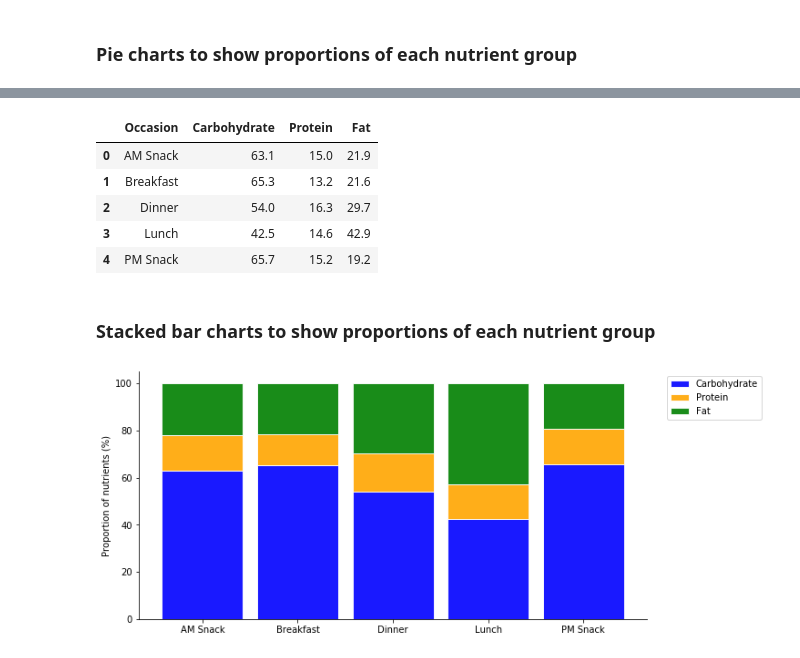
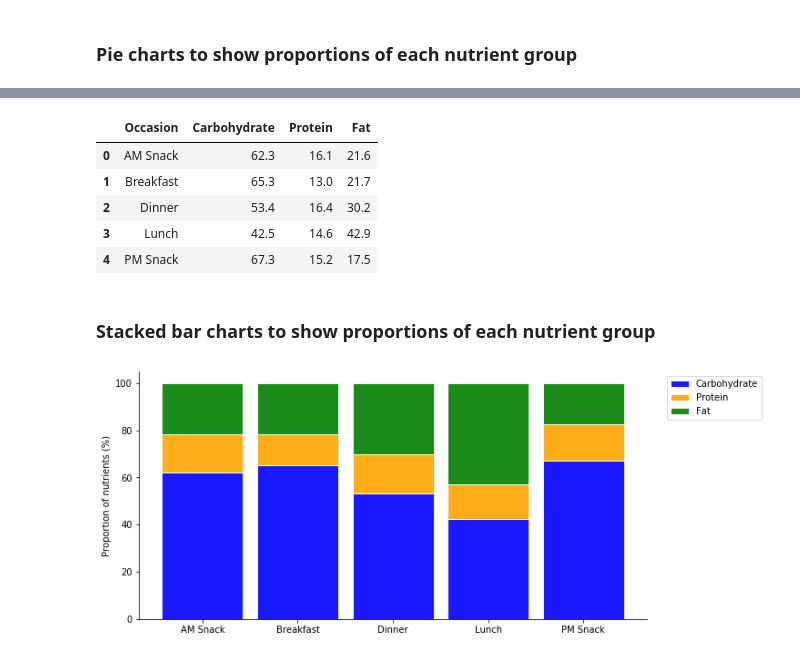
Before and after one commit to rochiecuevas/FoodChoice, a Jupyter notebook: Nutrition_data_WB.ipynb, the cells around one changed output, grey strips where cells are left out. Cells and saved outputs as stored; diff of their text form; code cells hidden in the pictures.

```diff
--- a/Nutrition_data_WB.ipynb
+++ b/Nutrition_data_WB.ipynb
@@ -112,0 +154,8 @@ df4
+# %%
+# Print a summary
+for x in range(len(occ_pairs)):
+    print(f"Occasion 1: {occ_pairs[x][0]}")
+    print(f"Occasion 2: {occ_pairs[x][1]}")
+    print(f"No. of common dishes: {no_common_dishes[x]} out of {all_dishes1[x]} ({round(no_common_dishes[x] / all_dishes1[x] *100, 1)}%)")
+    print("Dishes: " + ', '.join(dishes_common[x]))
+    print("---")
@@ -178,14 +256,14 @@ labels = ["Carbohydrates", "Proteins", "Fats"]
 explode = [0.1, 0.1, 0.1]
 
 
-for x in range(0, len(df4["Occasion"])):
+for x in range(0, len(df3["Occasion"])):
     fig, ax = plt.subplots()
-    sizes = [df4["Carbohydrate_gm"]["median"][x], df4["Protein_gm"]["median"][x], df4["Fat_gm"]["median"][x]]
+    sizes = [df3["Carbohydrate_gm"]["median"][x], df3["Protein_gm"]["median"][x], df3["Fat_gm"]["median"][x]]
 
     ax.pie(sizes, explode = explode, labels = labels, autopct = '%1.1f%%', shadow = True, startangle = 90)
     ax.axis('equal')  # Equal aspect ratio ensures that pie is drawn as a circle.
 
-    plt.title(df4["Occasion"][x])
-    plt.savefig(f"nutrient_content_{df4['Occasion'][x]}.png", dpi = 300)
+    plt.title(df3["Occasion"][x])
+    plt.savefig(f"nutrient_content_{df3['Occasion'][x]}.png", dpi = 300)
     plt.show()
 # %% [output]
@@ -197,8 +275,9 @@ for x in range(0, len(df4["Occasion"])):
 # %%
-occasions = df4["Occasion"].to_list() # Create list of occasions
-carbohydrates = df4["Carbohydrate_gm"]["median"].to_list() # Create list of carbohydrate amounts
-proteins = df4["Protein_gm"]["median"].to_list() # Create list of protein amounts
-fats = df4["Fat_gm"]["median"].to_list() # Create list of fat amounts
+# Calculate percentages based on median values
+occasions = df3["Occasion"].to_list() # Create list of occasions
+carbohydrates = df3["Carbohydrate_gm"]["median"].to_list() # Create list of carbohydrate amounts
+proteins = df3["Protein_gm"]["median"].to_list() # Create list of protein amounts
+fats = df3["Fat_gm"]["median"].to_list() # Create list of fat amounts
 
 # Calculate totals
 totals_occasions = []
@@ -219,31 +298,31 @@ for x in range (0, len(occasions)):
     percentages_fats.append(percent_fats)
 
 # Create dataframe of percentages
-df5 = pd.DataFrame(list(zip(occasions, percentages_carbs, percentages_prots, percentages_fats)),
+df4 = pd.DataFrame(list(zip(occasions, percentages_carbs, percentages_prots, percentages_fats)),
                    columns = ["Occasion", "Carbohydrate", "Protein", "Fat"])
 
-df5
+df4
 # %% [output]
 |  | Occasion | Carbohydrate | Protein | Fat |
-| 0 | AM Snack | 63.1 | 15.0 | 21.9 |
-| 1 | Breakfast | 65.3 | 13.2 | 21.6 |
-| 2 | Dinner | 54.0 | 16.3 | 29.7 |
+| 0 | AM Snack | 62.3 | 16.1 | 21.6 |
+| 1 | Breakfast | 65.3 | 13.0 | 21.7 |
+| 2 | Dinner | 53.4 | 16.4 | 30.2 |
 | 3 | Lunch | 42.5 | 14.6 | 42.9 |
-| 4 | PM Snack | 65.7 | 15.2 | 19.2 |
+| 4 | PM Snack | 67.3 | 15.2 | 17.5 |
 # %% [markdown]
 ### Stacked bar charts to show proportions of each nutrient group
 # %%
 fig, ax = plt.subplots(figsize = (10,5))
-labels = list(df5.columns)[1:]
+labels = list(df4.columns)[1:]
 
 bar_width = 0.85
 
-bar_l = [i for i in range(len(df5["Carbohydrate"]))]
+bar_l = [i for i in range(len(df4["Carbohydrate"]))]
 tick_pos = [i for i in bar_l]
 
 ax.bar(bar_l,
            # using Carbohydrate data
-           df5["Carbohydrate"],
+           df4["Carbohydrate"],
            # labeled
            label = 'Carbohydrate',
            # with alpha
@@ -258,9 +337,9 @@ ax.bar(bar_l,
 
 ax.bar(bar_l,
            # using Protein data
-           df5["Protein"],
+           df4["Protein"],
            # with Carbohydrate data at the bottom
-           bottom = df5["Carbohydrate"],
+           bottom = df4["Carbohydrate"],
            # labeled
            label = 'Protein',
            # with alpha
@@ -275,38 +354,38 @@ ax.bar(bar_l,
 
 ax.bar(bar_l,
            # using Fat data
-           df5["Fat"],
+           df4["Fat"],
            # with Carbohydrate and Protein data at the bottom
-           bottom = [i + j for i, j in zip(df5["Carbohydrate"], df5["Protein"])],
+           bottom = [i + j for i, j in zip(df4["Carbohydrate"], df4["Protein"])],
            # labeled
            label = 'Fat',
            # with alpha
            alpha = 0.9,
            # with color
            color = 'green',
            # with bar width
            width = bar_width,
            # with border color
            edgecolor = 'white'
            )
 
-plt.xticks(tick_pos, list(df5["Occasion"]))
+plt.xticks(tick_pos, list(df4["Occasion"]))
 ax.set_ylabel("Proportion of nutrients (%)")
 ax.set_xlabel("")
 
 # Remove the lines on the right and top of the graph
 ax.spines['right'].set_visible(False)
 ax.spines['top'].set_visible(False)
 
 # Insert legend outside the graph
 horiz_offset = 1.03
 vert_offset = 1
 ax.legend(bbox_to_anchor=(horiz_offset, vert_offset))
 
 # Save figure
 plt.savefig(f"stacked_nutrients_WB.png", bbox_inches='tight', dpi = 300)
 
 # Preview graph
 plt.show()
 # %% [output]
-[figure, old version]
+[figure, new version]
```
Also changed, not shown: parts of 19 cells of this notebook, 1 other file.
